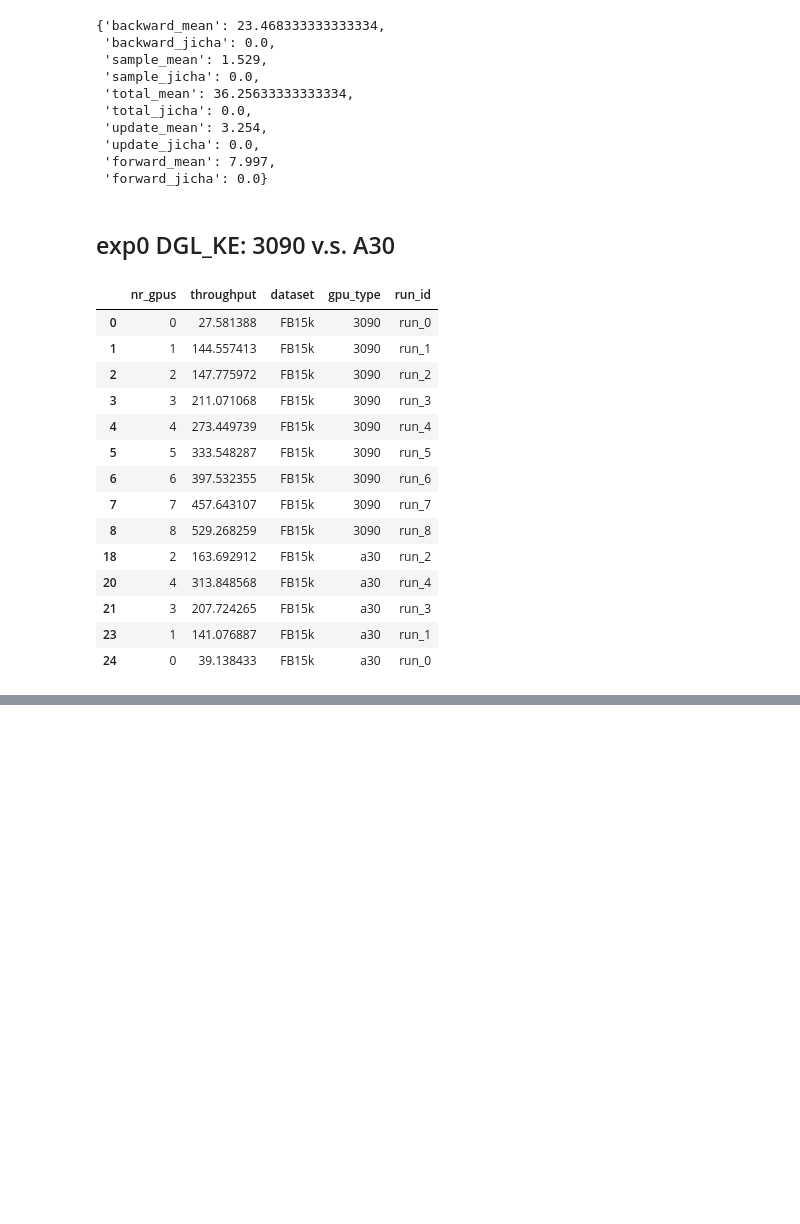
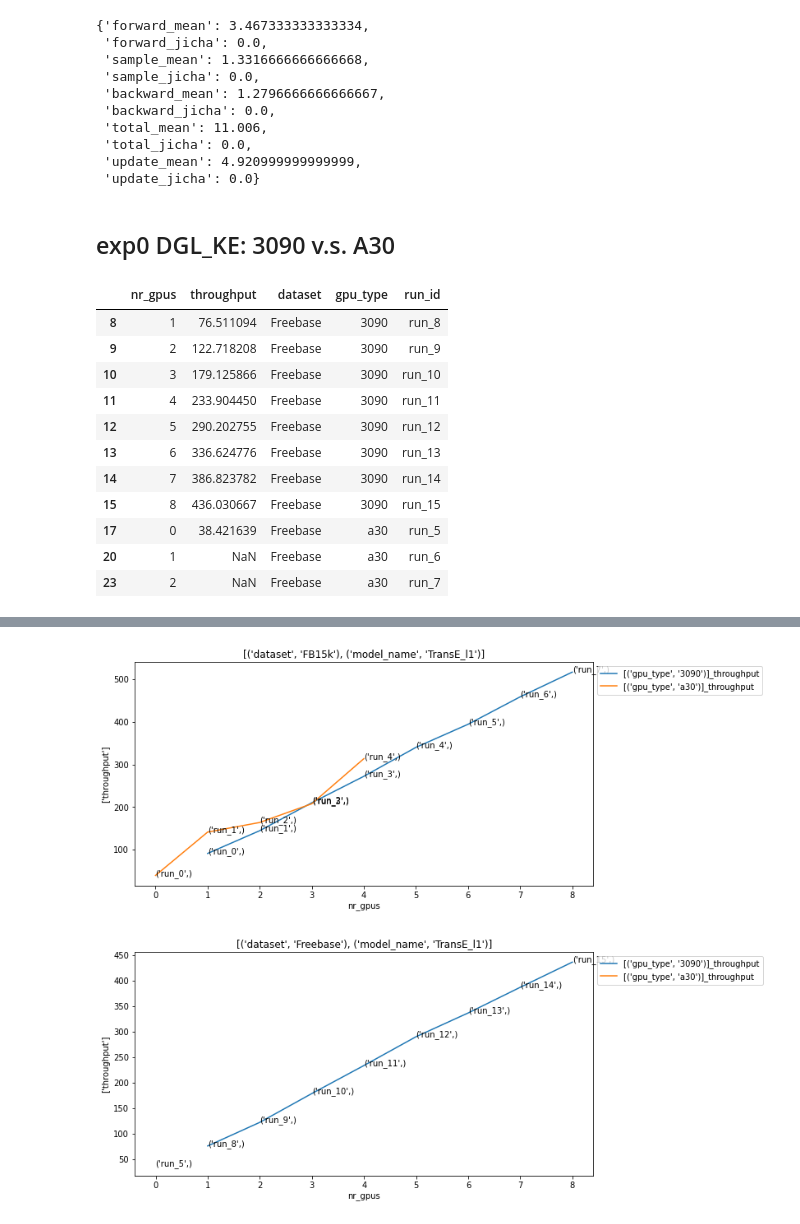
Before and after one commit to wianger/RecStore, a Jupyter notebook: src/framework_adapters/torch/python/analysis.ipynb, the cells around one changed output, grey strips where cells are left out. Drawn from its saved outputs; the diff is of its cells as text; code cells hidden in the pictures; blank space fills up the shorter version.

```diff
--- a/src/framework_adapters/torch/python/analysis.ipynb
+++ b/src/framework_adapters/torch/python/analysis.ipynb
@@ -62,6 +62,18 @@ def parse_log(logfile, ):
                     perf_counter_names.add(each_k)
                 continue
 
+            r = re.search(r'Step(\d+):rank(\d), (time: .*$)', each_line)
+            if r:
+                proc = int(r[2])
+                proc_num = max(proc_num,  proc)
+                step = int(r[1])
+                items = r[3].split(", ")
+                items = [(each.split(": ")[0], each.split(": ")[1]) for each in items]
+                for each_k, each_v in items:
+                    dic[f'proc{proc}_{each_k}'].append(float(each_v))
+                    perf_counter_names.add(each_k)
+                continue
+
         except StopIteration:
             # if 'ts' in dic.keys():
             #     results.append(dic)
@@ -85,16 +97,16 @@ def parse_log(logfile, ):
 # %%
 parse_log("../benchmark/log/exp0-single-3090/run_0/log")
 # %% [output]
-{'backward_mean': 23.468333333333334,
+{'forward_mean': 3.467333333333334,
+ 'forward_jicha': 0.0,
+ 'sample_mean': 1.3316666666666668,
+ 'sample_jicha': 0.0,
+ 'backward_mean': 1.2796666666666667,
  'backward_jicha': 0.0,
- 'sample_mean': 1.529,
- 'sample_jicha': 0.0,
- 'total_mean': 36.25633333333334,
+ 'total_mean': 11.006,
  'total_jicha': 0.0,
- 'update_mean': 3.254,
- 'update_jicha': 0.0,
- 'forward_mean': 7.997,
- 'forward_jicha': 0.0}
+ 'update_mean': 4.920999999999999,
+ 'update_jicha': 0.0}
 # %%
 def parse_logs_to_df(exp_dir):
     df = pd.DataFrame()
@@ -237,43 +249,41 @@ def DecoupleAnalysis(df, for_variables, line_variables, x_variable,
 # %%
 df_3090 = parse_logs_to_df("../benchmark/log/exp0-single-3090")
 df_3090['gpu_type'] = "3090"
 df_a30 = parse_logs_to_df("../benchmark/log/exp0-single-A30")
 df_a30['gpu_type'] = "a30"
 
 
 df = pd.concat([df_3090, df_a30], axis=0, ignore_index=True)
 
 df['nr_procs'] =  df['nr_gpus'].apply(lambda x: max(1, x))
+
+# NOTE(1): 1000 是统计周期的step个数！！！！！！！
 df['throughput'] = df['nr_procs'] * 1000 / df['total_mean']
 
 query_df = df
-query_df = df[df['dataset'] == "FB15k"]
+query_df = df[df['dataset'] == "Freebase"]
 display(query_df[['nr_gpus','throughput', 'dataset', "gpu_type", "run_id"]])
 
 DecoupleAnalysis(df,
 for_variables = ['dataset', 'model_name'],
 line_variables = ['gpu_type',],
 x_variable = 'nr_gpus',
 # y_variable = ['throughput',],
 y_variable = ['throughput',],
-
 sort_variable = 'nr_gpus',
-# mark_variable= 'ts',
+mark_variable= 'run_id',
 legend_loc='out'
 )
 # %% [output]
 |  | nr_gpus | throughput | dataset | gpu_type | run_id |
-| 0 | 0 | 27.581388 | FB15k | 3090 | run_0 |
-| 1 | 1 | 144.557413 | FB15k | 3090 | run_1 |
-| 2 | 2 | 147.775972 | FB15k | 3090 | run_2 |
-| 3 | 3 | 211.071068 | FB15k | 3090 | run_3 |
-| 4 | 4 | 273.449739 | FB15k | 3090 | run_4 |
-| 5 | 5 | 333.548287 | FB15k | 3090 | run_5 |
-| 6 | 6 | 397.532355 | FB15k | 3090 | run_6 |
-| 7 | 7 | 457.643107 | FB15k | 3090 | run_7 |
-| 8 | 8 | 529.268259 | FB15k | 3090 | run_8 |
-| 18 | 2 | 163.692912 | FB15k | a30 | run_2 |
-| 20 | 4 | 313.848568 | FB15k | a30 | run_4 |
-| 21 | 3 | 207.724265 | FB15k | a30 | run_3 |
-| 23 | 1 | 141.076887 | FB15k | a30 | run_1 |
-| 24 | 0 | 39.138433 | FB15k | a30 | run_0 |
+| 8 | 1 | 76.511094 | Freebase | 3090 | run_8 |
+| 9 | 2 | 122.718208 | Freebase | 3090 | run_9 |
+| 10 | 3 | 179.125866 | Freebase | 3090 | run_10 |
+| 11 | 4 | 233.904450 | Freebase | 3090 | run_11 |
+| 12 | 5 | 290.202755 | Freebase | 3090 | run_12 |
+| 13 | 6 | 336.624776 | Freebase | 3090 | run_13 |
+| 14 | 7 | 386.823782 | Freebase | 3090 | run_14 |
+| 15 | 8 | 436.030667 | Freebase | 3090 | run_15 |
+| 17 | 0 | 38.421639 | Freebase | a30 | run_5 |
+| 20 | 1 | NaN | Freebase | a30 | run_6 |
+| 23 | 2 | NaN | Freebase | a30 | run_7 |
@@ -281,0 +290,2 @@ legend_loc='out'
+[figure, added]
+[figure, added]
```
Also changed, not shown: parts of 3 cells of this notebook, 46 other files.
